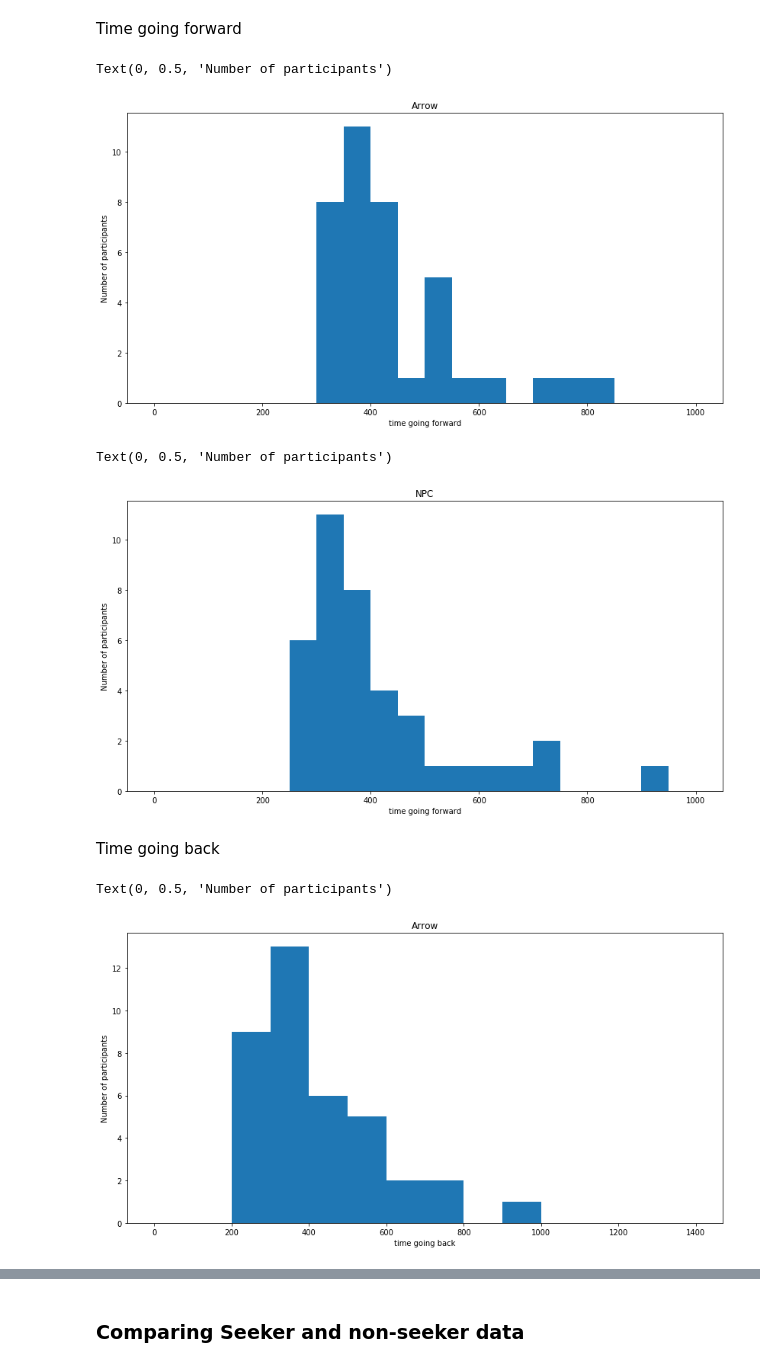
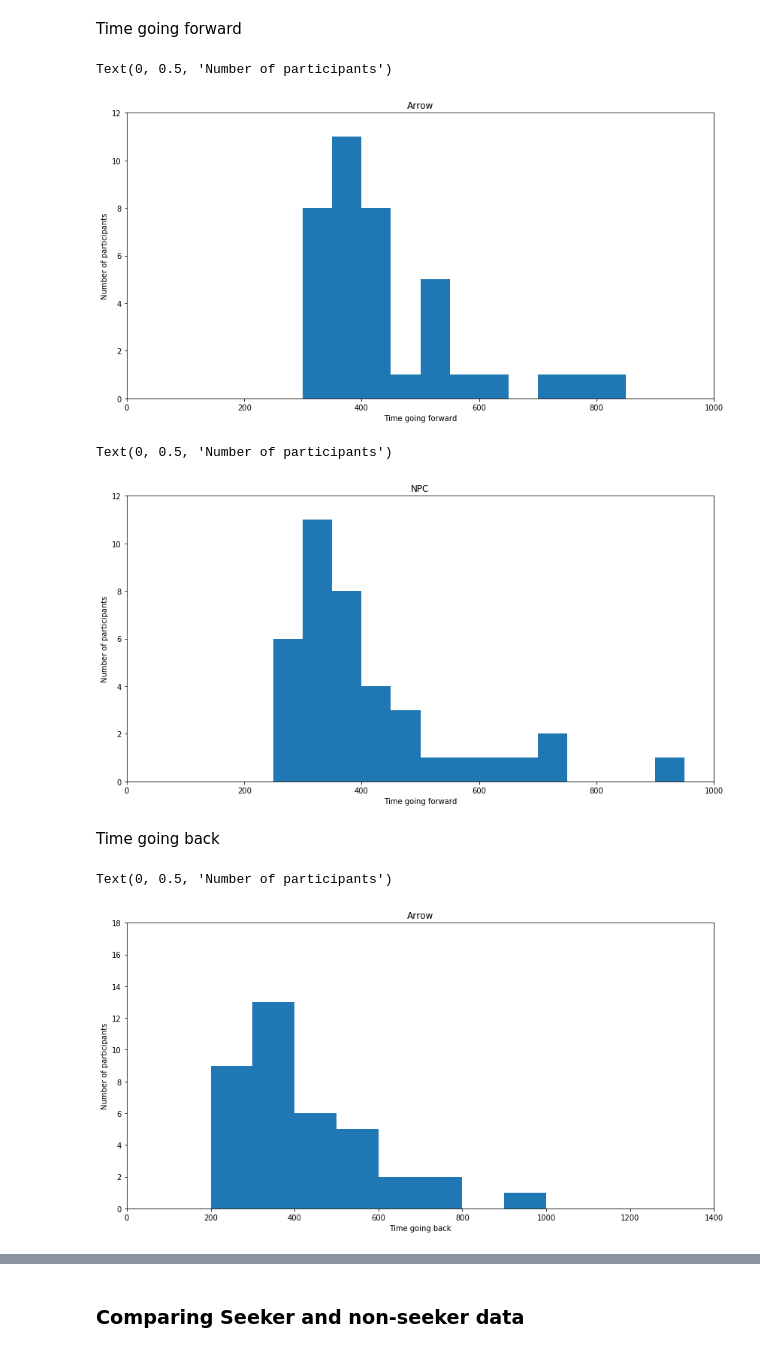
Before and after one commit to latedude2/P5-data-analysis, a Jupyter notebook: P5_result_analysis.ipynb, the cells around one changed output, grey strips where cells are left out. Saved outputs shown, nothing was run; the diff lists cells and outputs as text; code cells hidden in the pictures.

```diff
--- a/P5_result_analysis.ipynb
+++ b/P5_result_analysis.ipynb
@@ -265,32 +292,40 @@ plt.xticks(rotation='45', ha="right")
 Time going forward
 # %%
 plt.figure(figsize=(14,7))
+plt.ylim(0, 12)
+plt.xlim(0, 1000)
 plt.hist(data.loc[data["condition"] == "Arrow", 'time going forward'], bins = 20, range = (0,1000))
 plt.title("Arrow")
-plt.xlabel("time going forward")
+plt.xlabel("Time going forward")
 plt.ylabel("Number of participants")
 # %% [output]
 Text(0, 0.5, 'Number of participants')
-[figure, old version]
+[figure, new version]
 # %%
 plt.figure(figsize=(14,7))
+plt.ylim(0, 12)
+plt.xlim(0, 1000)
 plt.hist(data.loc[data["condition"] == "NPC", 'time going forward'], bins = 20, range = (0,1000))
 plt.title("NPC")
-plt.xlabel("time going forward")
+plt.xlabel("Time going forward")
 plt.ylabel("Number of participants")
 # %% [output]
 Text(0, 0.5, 'Number of participants')
-[figure, old version]
+[figure, new version]
 # %% [markdown]
 Time going back
 # %%
 plt.figure(figsize=(14,7))
+plt.ylim(0, 18)
+plt.xlim(0, 1400)
+ml = MultipleLocator(2)
+plt.axes().yaxis.set_major_locator(ml)
 plt.hist(data.loc[data["condition"] == "Arrow", 'time going back'], bins = 14, range = (0,1400))
 plt.title("Arrow")
-plt.xlabel("time going back")
+plt.xlabel("Time going back")
 plt.ylabel("Number of participants")
 # %% [output]
 Text(0, 0.5, 'Number of participants')
-[figure, old version]
+[figure, new version]
 # %%
 plt.figure(figsize=(14,7))
```
Also changed, not shown: parts of 60 cells of this notebook, 1 other file.
